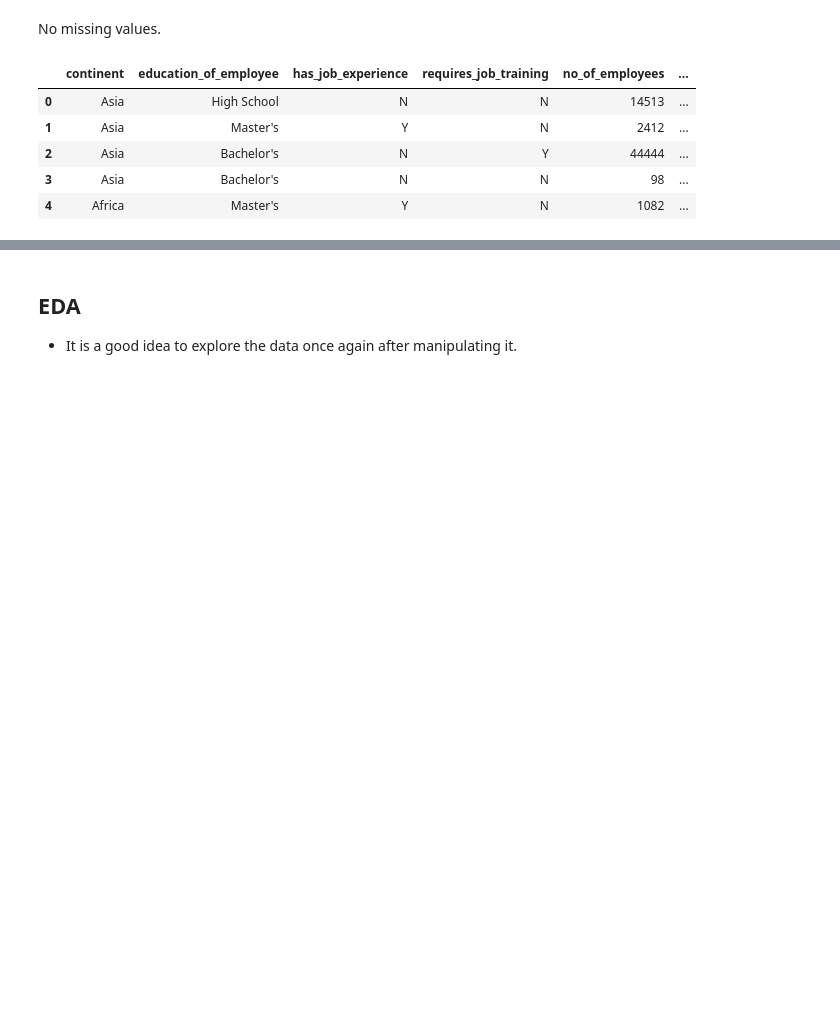
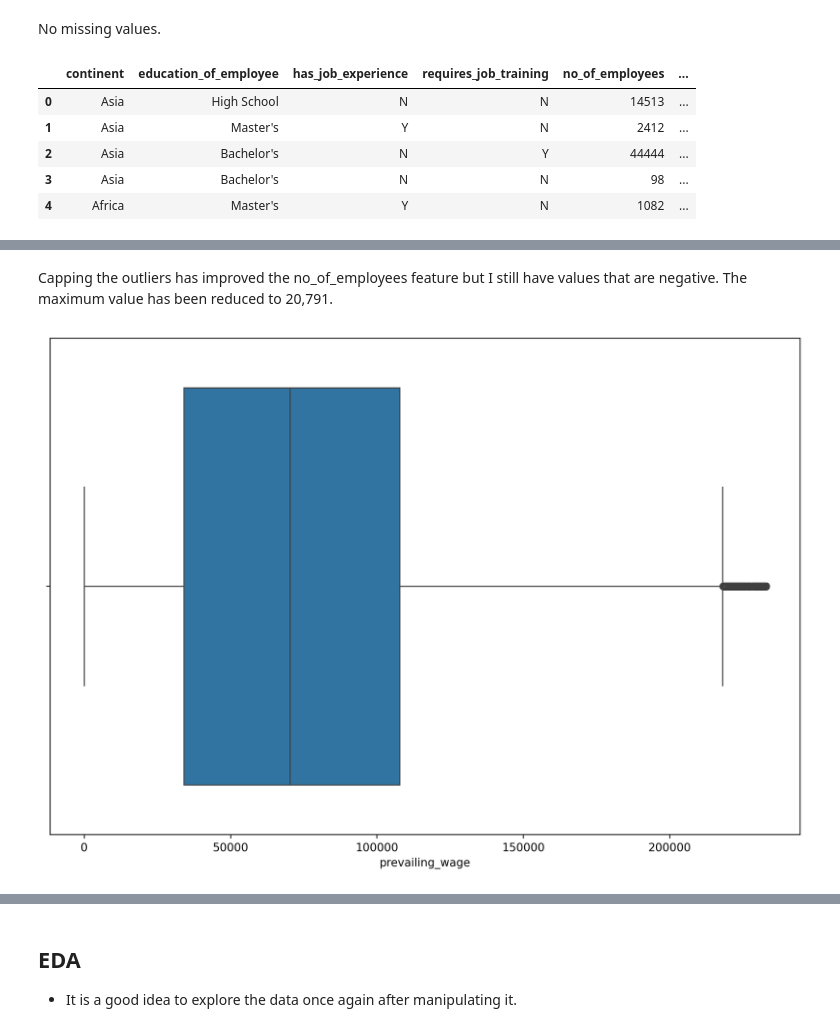
Before and after one commit to cmurray4492/PythonProjects, a Jupyter notebook: UT_Austin/Ensemble/Craig_Murray_DSBA_Project_ET_EasyVisa_Fullcode.ipynb, the cells around one changed output, grey strips where cells are left out. Saved outputs shown, nothing was run; the diff lists cells and outputs as text; code cells hidden in the pictures; blank space fills up the shorter version.

```diff
--- a/UT_Austin/Ensemble/Craig_Murray_DSBA_Project_ET_EasyVisa_Fullcode.ipynb
+++ b/UT_Austin/Ensemble/Craig_Murray_DSBA_Project_ET_EasyVisa_Fullcode.ipynb
@@ -511,0 +521,18 @@ tree_df.head()
+# %% [markdown]
+Capping the outliers has improved the no_of_employees feature but I still have values that are negative. The maximum value has been reduced to 20,791.
+# %%
+# Outliers capped at 3 standard deviations
+mean = tree_df['prevailing_wage'].mean()
+std = tree_df['prevailing_wage'].std()
+
+k=3
+lower_bound = mean - k * std
+upper_bound = mean + k * std
+
+tree_df['prevailing_wage'] = np.where(tree_df['prevailing_wage'] > upper_bound, upper_bound, tree_df['prevailing_wage'])
+tree_df['prevailing_wage'] = np.where(tree_df['prevailing_wage'] < lower_bound, lower_bound, tree_df['prevailing_wage'])
+# %%
+plt.figure(figsize=(12,8), dpi=250)
+sns.boxplot(data=tree_df, x='prevailing_wage');
+# %% [output]
+[figure, added]
```
Also changed, not shown: parts of 61 cells of this notebook, 2 other files.
